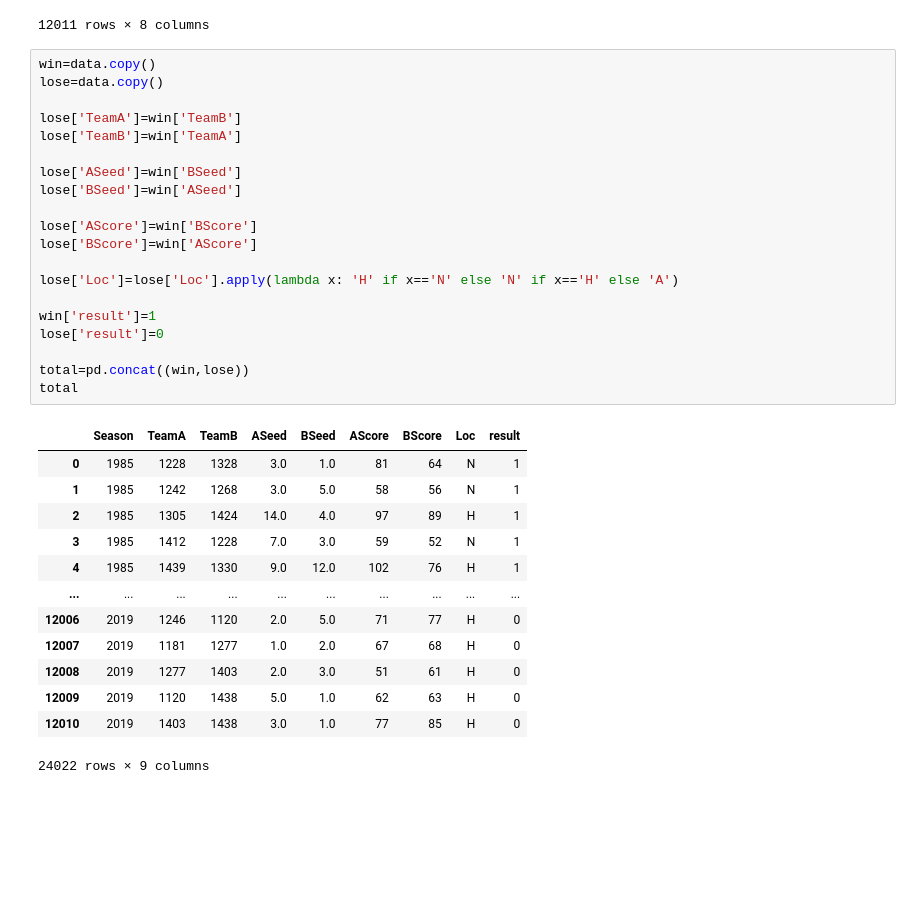
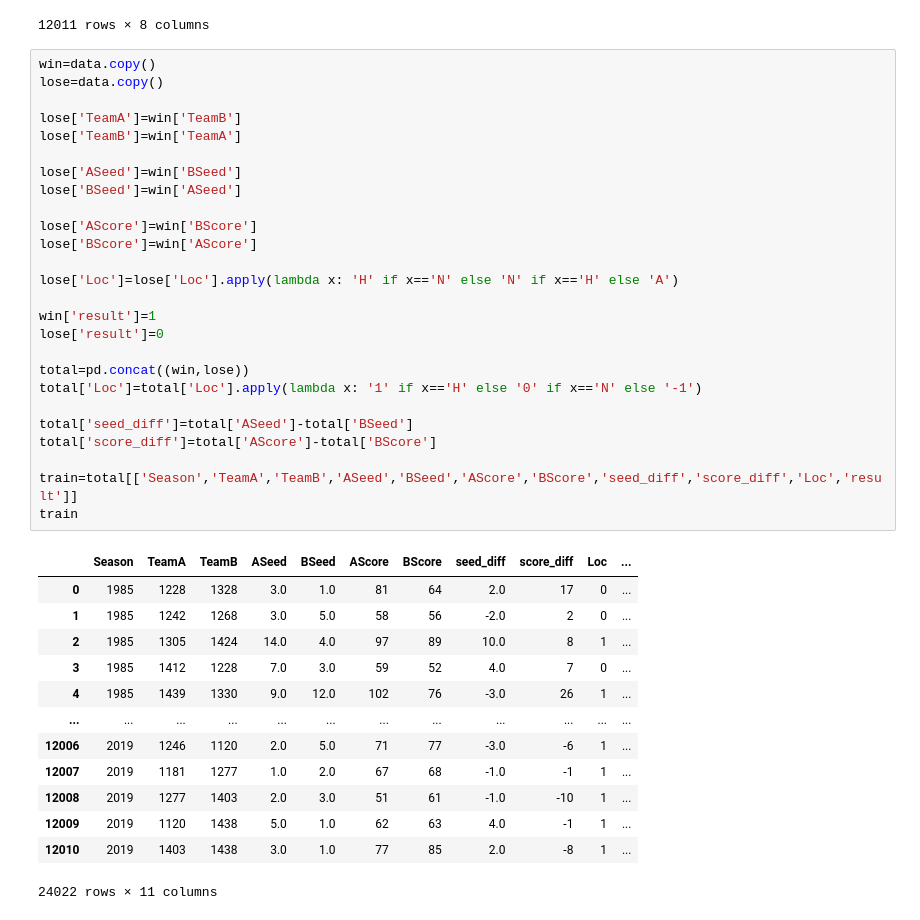
Before and after one commit to uni2237/kaggle-ncaa_m_2020, a Jupyter notebook: kernel79392c161c.ipynb, the cells around one changed output. Cells and saved outputs as stored; diff of their text form; blank space fills up the shorter version.

```diff
--- a/kernel79392c161c.ipynb
+++ b/kernel79392c161c.ipynb
@@ -247,34 +247,40 @@ data
 # %%
 win=data.copy()
 lose=data.copy()
 
 lose['TeamA']=win['TeamB']
 lose['TeamB']=win['TeamA']
 
 lose['ASeed']=win['BSeed']
 lose['BSeed']=win['ASeed']
 
 lose['AScore']=win['BScore']
 lose['BScore']=win['AScore']
 
 lose['Loc']=lose['Loc'].apply(lambda x: 'H' if x=='N' else 'N' if x=='H' else 'A')
 
 win['result']=1
 lose['result']=0
 
 total=pd.concat((win,lose))
-total
+total['Loc']=total['Loc'].apply(lambda x: '1' if x=='H' else '0' if x=='N' else '-1')
+
+total['seed_diff']=total['ASeed']-total['BSeed']
+total['score_diff']=total['AScore']-total['BScore']
+
+train=total[['Season','TeamA','TeamB','ASeed','BSeed','AScore','BScore','seed_diff','score_diff','Loc','result']]
+train
 # %% [output]
-|  | Season | TeamA | TeamB | ASeed | BSeed | AScore | BScore | Loc | result |
-| 0 | 1985 | 1228 | 1328 | 3.0 | 1.0 | 81 | 64 | N | 1 |
-| 1 | 1985 | 1242 | 1268 | 3.0 | 5.0 | 58 | 56 | N | 1 |
-| 2 | 1985 | 1305 | 1424 | 14.0 | 4.0 | 97 | 89 | H | 1 |
-| 3 | 1985 | 1412 | 1228 | 7.0 | 3.0 | 59 | 52 | N | 1 |
-| 4 | 1985 | 1439 | 1330 | 9.0 | 12.0 | 102 | 76 | H | 1 |
-| ... | ... | ... | ... | ... | ... | ... | ... | ... | ... |
-| 12006 | 2019 | 1246 | 1120 | 2.0 | 5.0 | 71 | 77 | H | 0 |
-| 12007 | 2019 | 1181 | 1277 | 1.0 | 2.0 | 67 | 68 | H | 0 |
-| 12008 | 2019 | 1277 | 1403 | 2.0 | 3.0 | 51 | 61 | H | 0 |
-| 12009 | 2019 | 1120 | 1438 | 5.0 | 1.0 | 62 | 63 | H | 0 |
-| 12010 | 2019 | 1403 | 1438 | 3.0 | 1.0 | 77 | 85 | H | 0 |
+|  | Season | TeamA | TeamB | ASeed | BSeed | AScore | BScore | seed_diff | score_diff | Loc | ... |
+| 0 | 1985 | 1228 | 1328 | 3.0 | 1.0 | 81 | 64 | 2.0 | 17 | 0 | ... |
+| 1 | 1985 | 1242 | 1268 | 3.0 | 5.0 | 58 | 56 | -2.0 | 2 | 0 | ... |
+| 2 | 1985 | 1305 | 1424 | 14.0 | 4.0 | 97 | 89 | 10.0 | 8 | 1 | ... |
+| 3 | 1985 | 1412 | 1228 | 7.0 | 3.0 | 59 | 52 | 4.0 | 7 | 0 | ... |
+| 4 | 1985 | 1439 | 1330 | 9.0 | 12.0 | 102 | 76 | -3.0 | 26 | 1 | ... |
+| ... | ... | ... | ... | ... | ... | ... | ... | ... | ... | ... | ... |
+| 12006 | 2019 | 1246 | 1120 | 2.0 | 5.0 | 71 | 77 | -3.0 | -6 | 1 | ... |
+| 12007 | 2019 | 1181 | 1277 | 1.0 | 2.0 | 67 | 68 | -1.0 | -1 | 1 | ... |
+| 12008 | 2019 | 1277 | 1403 | 2.0 | 3.0 | 51 | 61 | -1.0 | -10 | 1 | ... |
+| 12009 | 2019 | 1120 | 1438 | 5.0 | 1.0 | 62 | 63 | 4.0 | -1 | 1 | ... |
+| 12010 | 2019 | 1403 | 1438 | 3.0 | 1.0 | 77 | 85 | 2.0 | -8 | 1 | ... |
-24022 rows × 9 columns
+24022 rows × 11 columns
```
Also changed, not shown: parts of 6 cells of this notebook.
